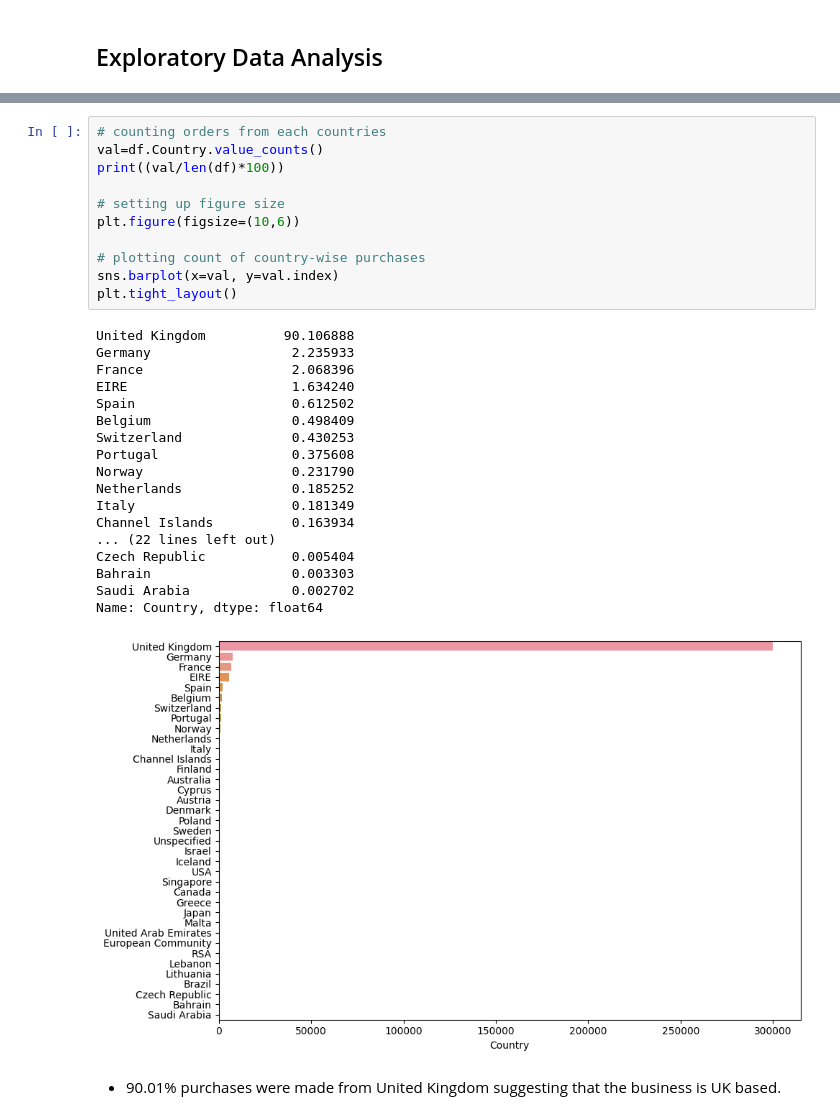
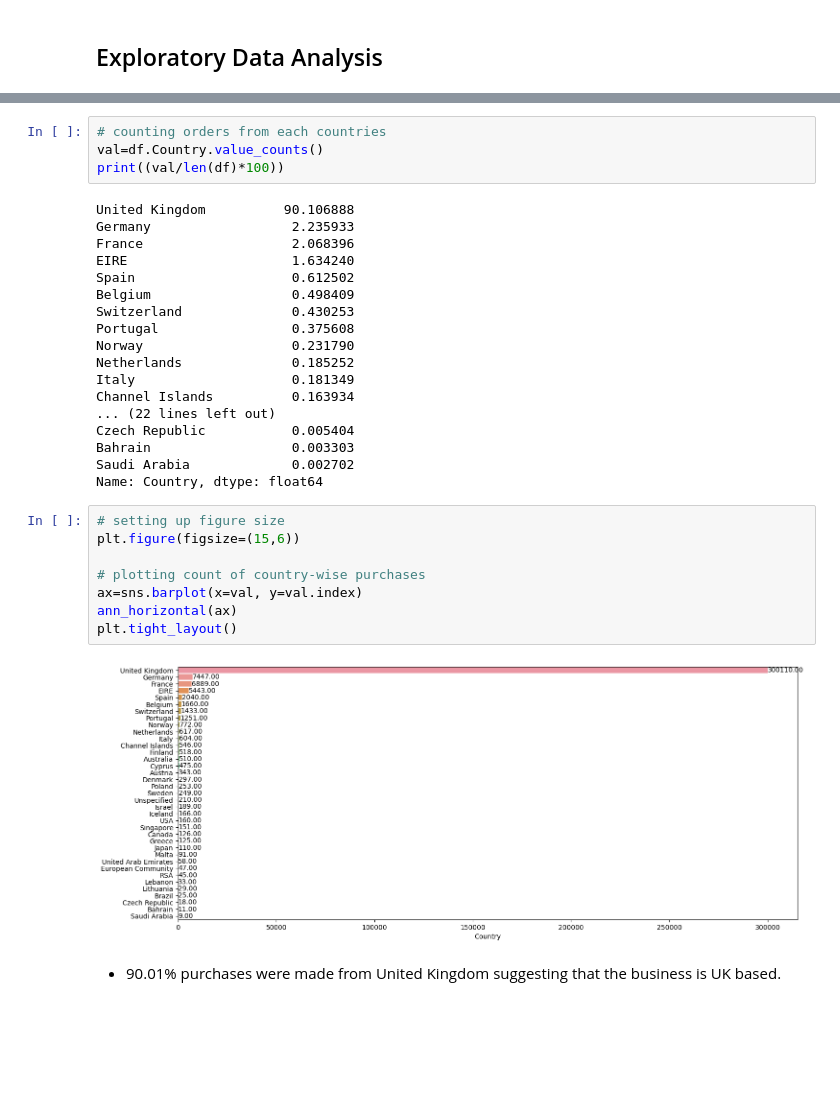
Before and after one commit to sanhiitaa/customer-segmentation-rfm-analysis, a Jupyter notebook: customer_segmentation.ipynb, the cells around one changed output, grey strips where cells are left out. Saved outputs shown, nothing was run; the diff lists cells and outputs as text; blank space fills up the shorter version.

```diff
--- a/customer_segmentation.ipynb
+++ b/customer_segmentation.ipynb
@@ -286,33 +324,35 @@ df.describe()
+# %%
+# counting orders from each countries
+val=df.Country.value_counts()
+print((val/len(df)*100))
+# %% [output]
+United Kingdom          90.106888
+Germany                  2.235933
+France                   2.068396
+EIRE                     1.634240
+Spain                    0.612502
+Belgium                  0.498409
+Switzerland              0.430253
+Portugal                 0.375608
+Norway                   0.231790
+Netherlands              0.185252
+Italy                    0.181349
+Channel Islands          0.163934
+... (22 lines left out)
+Czech Republic           0.005404
+Bahrain                  0.003303
+Saudi Arabia             0.002702
+Name: Country, dtype: float64
 # %%
-# counting orders from each countries
-val=df.Country.value_counts()
-print((val/len(df)*100))
-
 # setting up figure size
-plt.figure(figsize=(10,6))
+plt.figure(figsize=(15,6))
 
 # plotting count of country-wise purchases
-sns.barplot(x=val, y=val.index)
+ax=sns.barplot(x=val, y=val.index)
+ann_horizontal(ax)
 plt.tight_layout()
 # %% [output]
-United Kingdom          90.106888
-Germany                  2.235933
-France                   2.068396
-EIRE                     1.634240
-Spain                    0.612502
-Belgium                  0.498409
-Switzerland              0.430253
-Portugal                 0.375608
-Norway                   0.231790
-Netherlands              0.185252
-Italy                    0.181349
-Channel Islands          0.163934
-... (22 lines left out)
-Czech Republic           0.005404
-Bahrain                  0.003303
-Saudi Arabia             0.002702
-Name: Country, dtype: float64
-[figure, old version]
+[figure, new version]
 # %% [markdown]
 - 90.01% purchases were made from United Kingdom suggesting that the business is UK based.
 # %%
```
Also changed, not shown: parts of 33 cells of this notebook.
